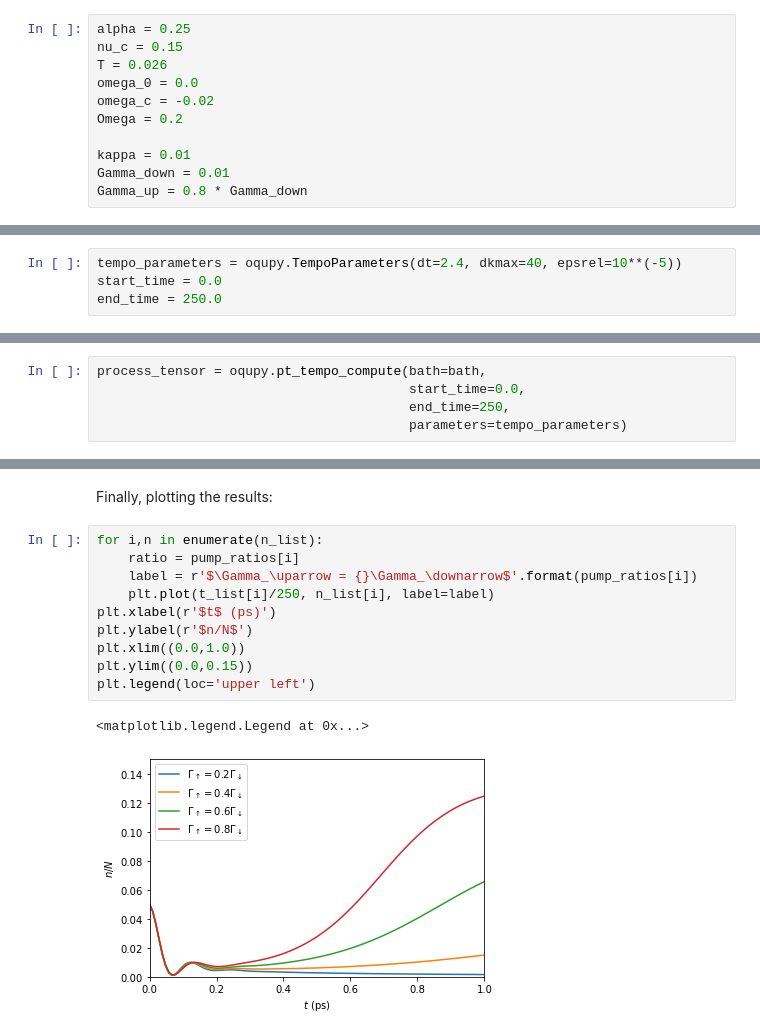
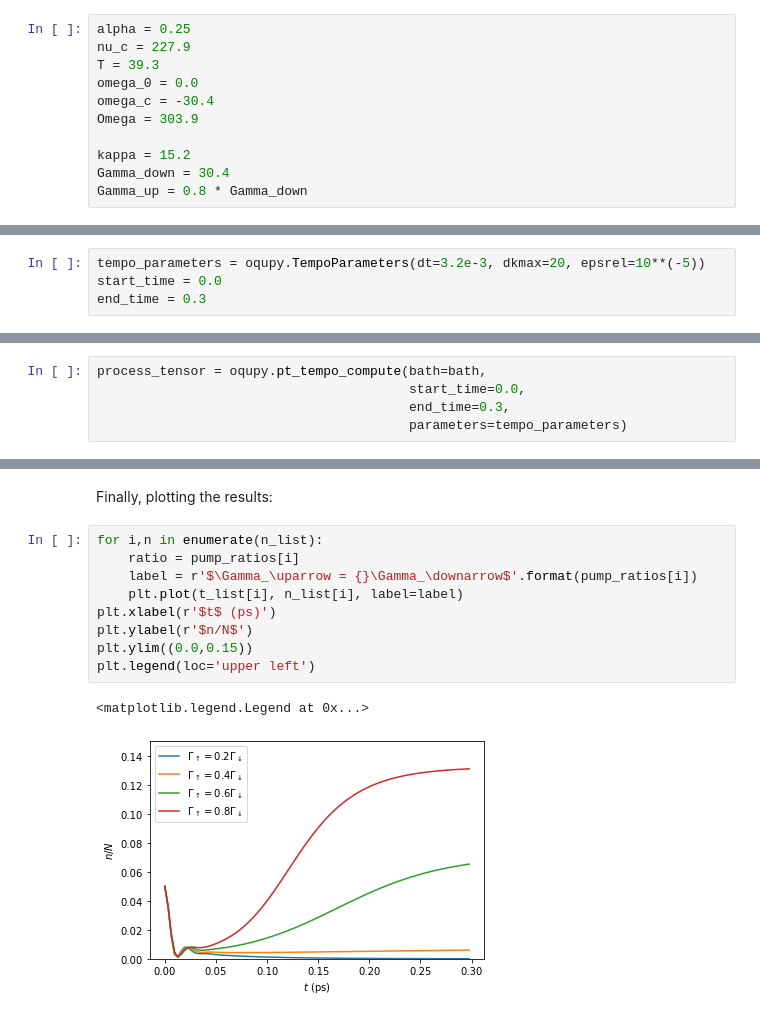
Before and after one commit to tempoCollaboration/OQuPy, a Jupyter notebook: tutorials/mf_tempo.ipynb, the cells around one changed output, grey strips where cells are left out. Cells and saved outputs as stored; diff of their text form.

```diff
--- a/tutorials/mf_tempo.ipynb
+++ b/tutorials/mf_tempo.ipynb
@@ -79,14 +85,14 @@ The following code box defines each of the above parameters.
 **\* N.B.** for calculating the dynamics only the detuning $\omega_c-\omega_0$ is relevant, so we set $\omega_0=0$ for convenience.
 # %%
 alpha = 0.25
-nu_c = 0.15
-T = 0.026
+nu_c = 227.9
+T = 39.3
 omega_0 = 0.0
-omega_c = -0.02
-Omega = 0.2
+omega_c = -30.4
+Omega = 303.9
 
-kappa = 0.01
-Gamma_down = 0.01
+kappa = 15.2
+Gamma_down = 30.4
 Gamma_up = 0.8 * Gamma_down
 # %% [markdown]
 ### System Hamiltonian and field equation of motion after the mean-field reduction
@@ -168,5 +174,5 @@ To reduce the computation time we simulate only part of the dynamics. We also lo
 # %%
-tempo_parameters = oqupy.TempoParameters(dt=2.4, dkmax=40, epsrel=10**(-5))
+tempo_parameters = oqupy.TempoParameters(dt=3.2e-3, dkmax=20, epsrel=10**(-5))
 start_time = 0.0
-end_time = 250.0
+end_time = 0.3
 # %% [markdown]
@@ -215,7 +219,7 @@ As discussed in the Supplement Material for the Letter, there is no guarantee th
 # %%
 process_tensor = oqupy.pt_tempo_compute(bath=bath,
                                         start_time=0.0,
-                                        end_time=250,
+                                        end_time=0.3,
                                         parameters=tempo_parameters)
 # %% [output]
 --> PT-TEMPO computation:
@@ -274,13 +278,12 @@ Finally, plotting the results:
 # %%
 for i,n in enumerate(n_list):
     ratio = pump_ratios[i]
     label = r'$\Gamma_\uparrow = {}\Gamma_\downarrow$'.format(pump_ratios[i])
-    plt.plot(t_list[i]/250, n_list[i], label=label)
+    plt.plot(t_list[i], n_list[i], label=label)
 plt.xlabel(r'$t$ (ps)')
 plt.ylabel(r'$n/N$')
-plt.xlim((0.0,1.0))
 plt.ylim((0.0,0.15))
 plt.legend(loc='upper left')
 # %% [output]
 <matplotlib.legend.Legend at 0x...>
-[figure, old version]
+[figure, new version]
```
Also changed, not shown: parts of 16 cells of this notebook, 5 other files.
